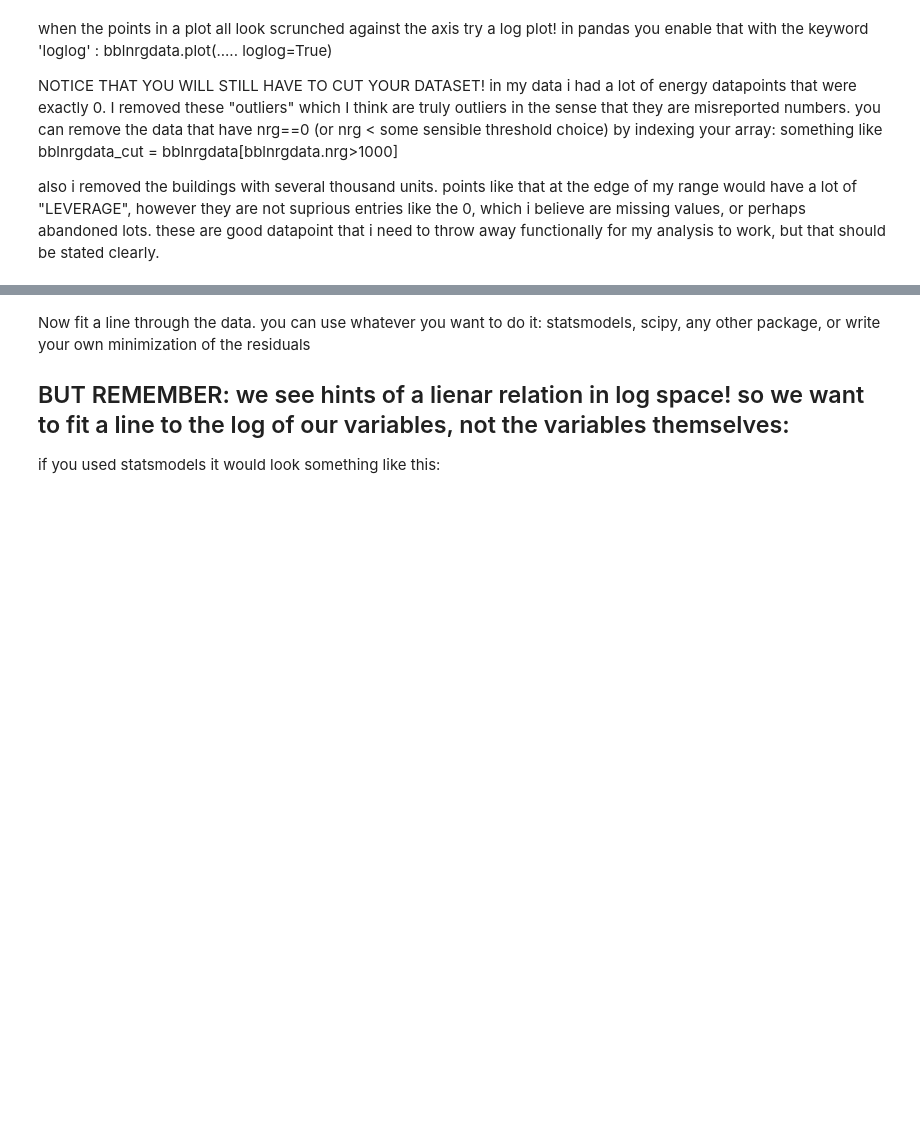
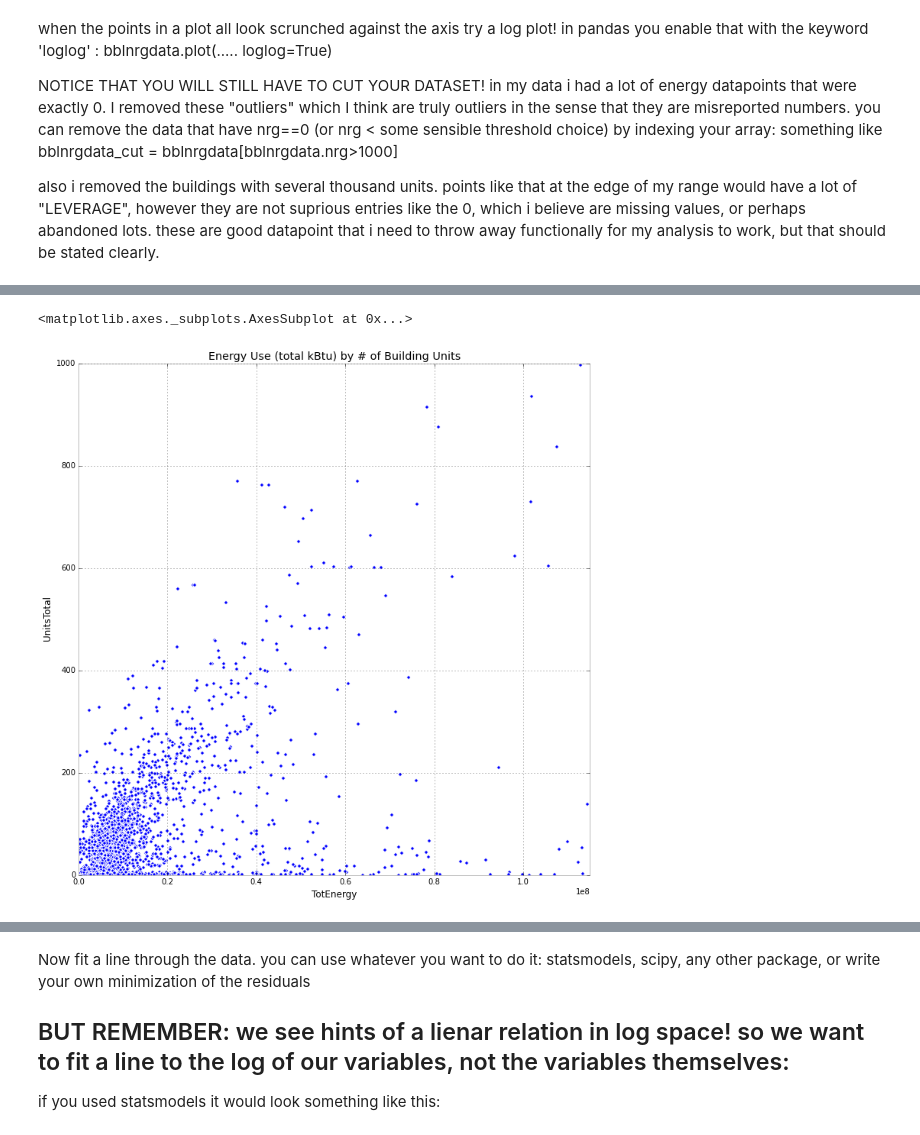
Before and after one commit to dstarobin/PUI2015_dstarobin, a Jupyter notebook: HW5/assgt1.ipynb, the cells around one changed output, grey strips where cells are left out. Cells and saved outputs as stored; diff of their text form; code cells hidden in the pictures; blank space fills up the shorter version.

```diff
--- a/HW5/assgt1.ipynb
+++ b/HW5/assgt1.ipynb
@@ -257,0 +302,6 @@ also i removed the buildings with several thousand units. points like that at th
+# %%
+nrgPLUTOmerge.plot(kind='scatter', x="TotEnergy", y="UnitsTotal", figsize=(12,12), xlim=(1000,1.15e8),
+                   ylim=(0,1000), title='Energy Use (total kBtu) by # of Building Units')
+# %% [output]
+<matplotlib.axes._subplots.AxesSubplot at 0x...>
+[figure, added]
```
Also changed, not shown: parts of 22 cells of this notebook.
